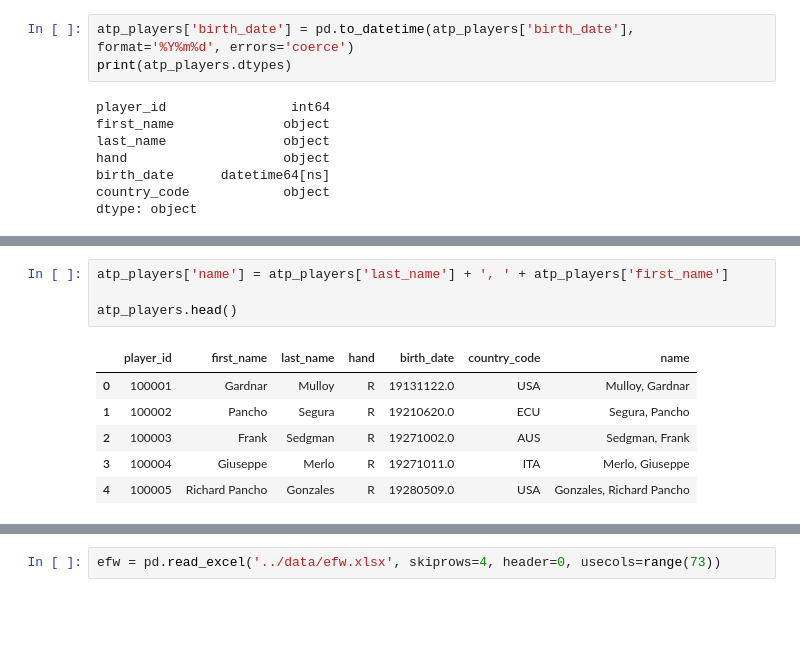
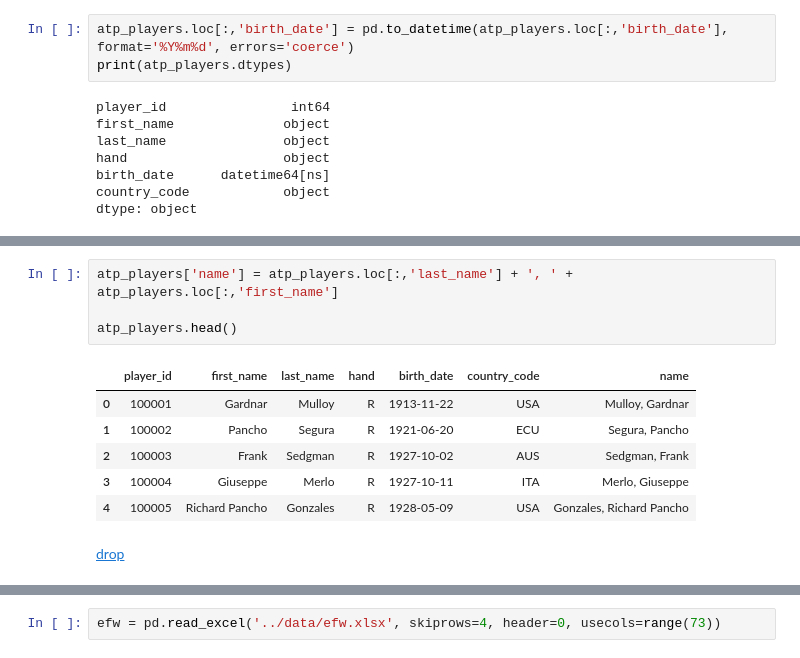
Before and after one commit to AaltoSciComp/data-analysis-workflows-course, a Jupyter notebook: python_exercises/ch2-python-lecture.ipynb, the cells around one changed output, grey strips where cells are left out. Cells and saved outputs as stored; diff of their text form; blank space fills up the shorter version.

```diff
--- a/python_exercises/ch2-python-lecture.ipynb
+++ b/python_exercises/ch2-python-lecture.ipynb
@@ -37,5 +45,5 @@ atp_players.head()
 # %%
-atp_players['birth_date'] = pd.to_datetime(atp_players['birth_date'], format='%Y%m%d', errors='coerce')
+atp_players.loc[:,'birth_date'] = pd.to_datetime(atp_players.loc[:,'birth_date'], format='%Y%m%d', errors='coerce')
 print(atp_players.dtypes)
 # %% [output]
 player_id                int64
@@ -68,14 +56,16 @@ atp_players[['birth_date']].apply(lambda x: pd.to_datetime(x, format='%Y%m%d', e
 # %%
-atp_players['name'] = atp_players['last_name'] + ', ' + atp_players['first_name']
+atp_players['name'] = atp_players.loc[:,'last_name'] + ', ' + atp_players.loc[:,'first_name']
 
 atp_players.head()
 # %% [output]
 |  | player_id | first_name | last_name | hand | birth_date | country_code | name |
-| 0 | 100001 | Gardnar | Mulloy | R | 19131122.0 | USA | Mulloy, Gardnar |
-| 1 | 100002 | Pancho | Segura | R | 19210620.0 | ECU | Segura, Pancho |
-| 2 | 100003 | Frank | Sedgman | R | 19271002.0 | AUS | Sedgman, Frank |
-| 3 | 100004 | Giuseppe | Merlo | R | 19271011.0 | ITA | Merlo, Giuseppe |
-| 4 | 100005 | Richard Pancho | Gonzales | R | 19280509.0 | USA | Gonzales, Richard Pancho |
+| 0 | 100001 | Gardnar | Mulloy | R | 1913-11-22 | USA | Mulloy, Gardnar |
+| 1 | 100002 | Pancho | Segura | R | 1921-06-20 | ECU | Segura, Pancho |
+| 2 | 100003 | Frank | Sedgman | R | 1927-10-02 | AUS | Sedgman, Frank |
+| 3 | 100004 | Giuseppe | Merlo | R | 1927-10-11 | ITA | Merlo, Giuseppe |
+| 4 | 100005 | Richard Pancho | Gonzales | R | 1928-05-09 | USA | Gonzales, Richard Pancho |
+# %% [markdown]
+[drop](https://pandas.pydata.org/pandas-docs/stable/reference/api/pandas.DataFrame.drop.html)
 # %%
 atp_players.drop(['first_name','last_name'], axis=1, inplace=True)
 atp_players.dtypes
```
Also changed, not shown: parts of 26 cells of this notebook, 2 other files.
